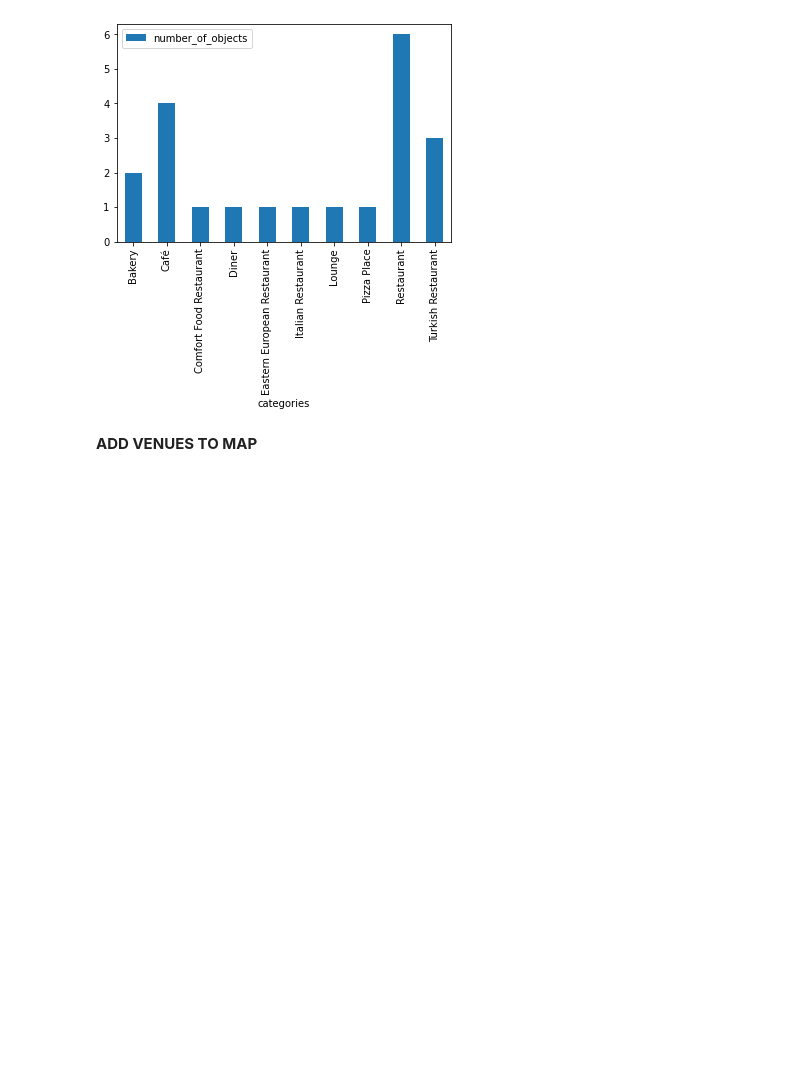
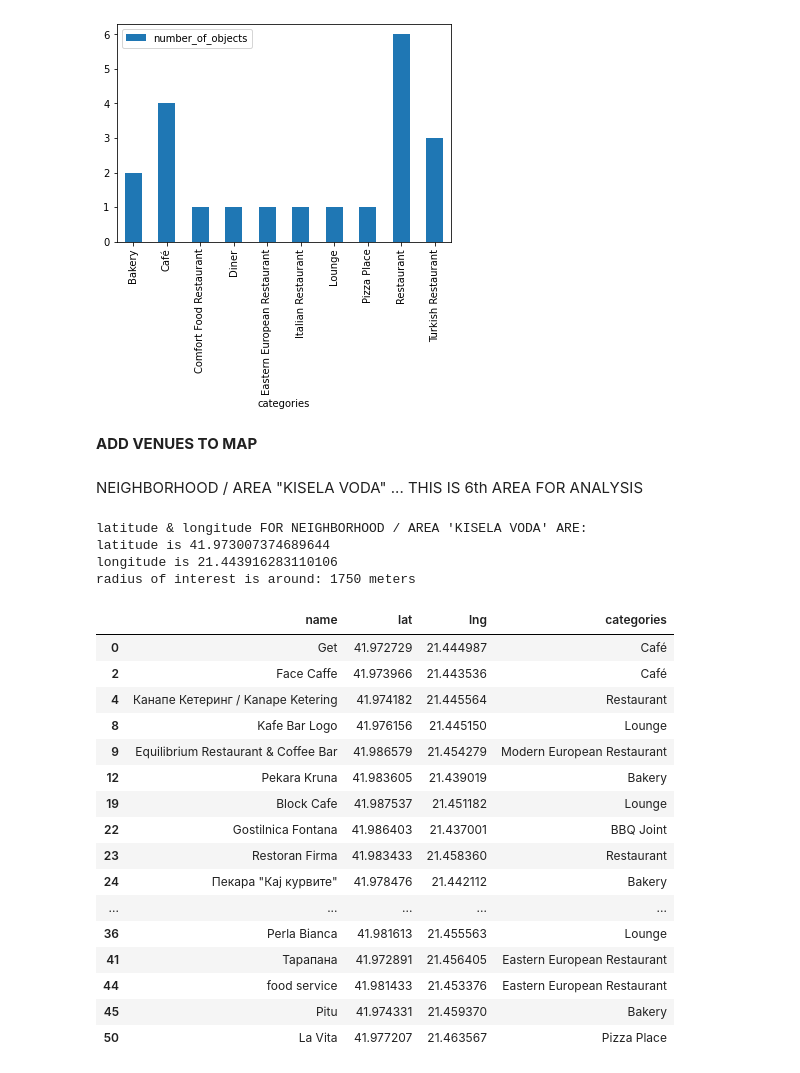
Before and after one commit to Jordanco1969/FINAL-IBM, a Jupyter notebook: Capstone-Project-The-Battle-of-Neighborhoods.ipynb, the cells around one changed output. Drawn from its saved outputs; the diff is of its cells as text; code cells hidden in the pictures; blank space fills up the shorter version.

```diff
--- a/Capstone-Project-The-Battle-of-Neighborhoods.ipynb
+++ b/Capstone-Project-The-Battle-of-Neighborhoods.ipynb
@@ -457,3 +457,43 @@ ax = df_categories.plot.bar()
 for i in range(0,len(df_total_Restaurants)):
 
     folium.Marker([df_total_Restaurants.iloc[i]['lat'], df_total_Restaurants.iloc[i]['lng']], popup=df_total_Restaurants.iloc[i]['name'], icon=folium.Icon(color='lightgray')).add_to(map_Center)
+# %% [markdown]
+NEIGHBORHOOD / AREA "KISELA VODA" ... THIS IS 6th AREA FOR ANALYSIS
+# %%
+df_Sk_area=pd.read_csv("SKOPJE LOKACII.csv")
+#print(df_Sk_area)
+
+print("latitude & longitude FOR NEIGHBORHOOD / AREA 'KISELA VODA' ARE:")
+
+lat=df_Sk_area.iat[5, 1]
+lng=df_Sk_area.iat[5, 2]
+radius=df_Sk_area.iat[5, 4]
+
+print("latitude is", lat)
+print("longitude is", lng)
+print("radius of interest is around:" , radius, "meters")
+
+df_total_Restaurants=get_venues(lat,lng,radius)
+df_total_Restaurants
+# %% [output]
+latitude & longitude FOR NEIGHBORHOOD / AREA 'KISELA VODA' ARE:
+latitude is 41.973007374689644
+longitude is 21.443916283110106
+radius of interest is around: 1750 meters
+|  | name | lat | lng | categories |
+| 0 | Get | 41.972729 | 21.444987 | Café |
+| 2 | Face Caffe | 41.973966 | 21.443536 | Café |
+| 4 | Канапе Кетеринг / Kanape Ketering | 41.974182 | 21.445564 | Restaurant |
+| 8 | Kafe Bar Logo | 41.976156 | 21.445150 | Lounge |
+| 9 | Equilibrium Restaurant & Coffee Bar | 41.986579 | 21.454279 | Modern European Restaurant |
+| 12 | Pekara Kruna | 41.983605 | 21.439019 | Bakery |
+| 19 | Block Cafe | 41.987537 | 21.451182 | Lounge |
+| 22 | Gostilnica Fontana | 41.986403 | 21.437001 | BBQ Joint |
+| 23 | Restoran Firma | 41.983433 | 21.458360 | Restaurant |
+| 24 | Пекара "Кај курвите" | 41.978476 | 21.442112 | Bakery |
+| ... | ... | ... | ... | ... |
+| 36 | Perla Bianca | 41.981613 | 21.455563 | Lounge |
+| 41 | Тарапана | 41.972891 | 21.456405 | Eastern European Restaurant |
+| 44 | food service | 41.981433 | 21.453376 | Eastern European Restaurant |
+| 45 | Pitu | 41.974331 | 21.459370 | Bakery |
+| 50 | La Vita | 41.977207 | 21.463567 | Pizza Place |
```
Also changed, not shown: parts of 6 cells of this notebook.
